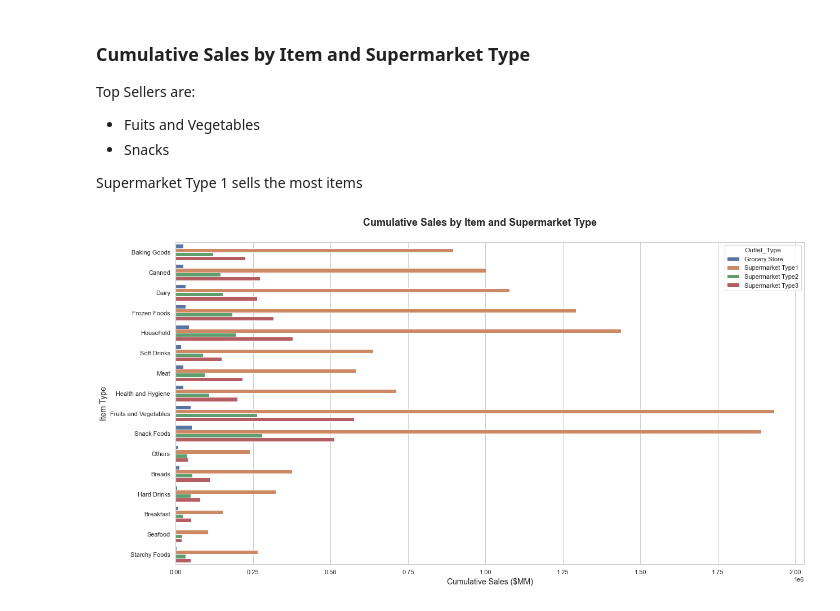
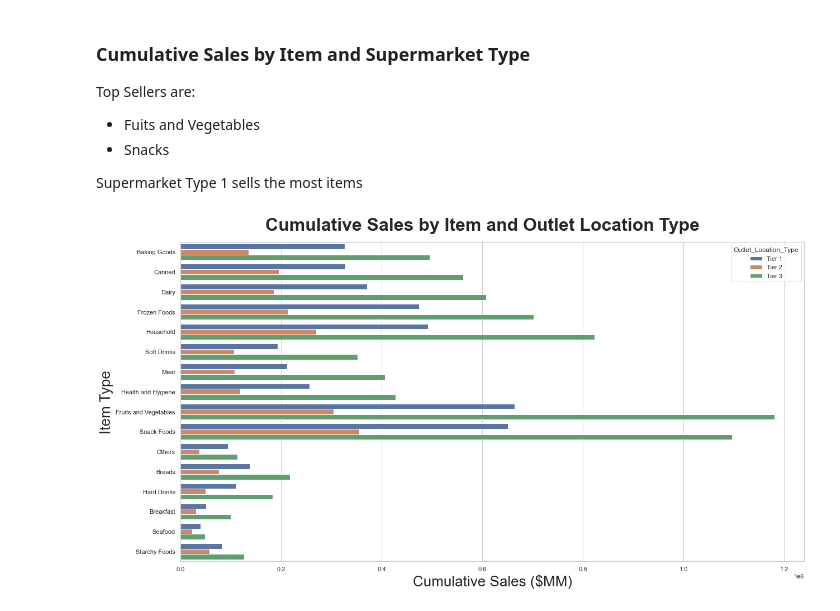
Before and after one commit to kennybcuz/food-sales-predictions-kb, a Jupyter notebook: project1-part3-data-viz.ipynb, the cells around one changed output. Cells and saved outputs as stored; diff of their text form; code cells hidden in the pictures.

```diff
--- a/project1-part3-data-viz.ipynb
+++ b/project1-part3-data-viz.ipynb
@@ -12,7 +12,7 @@ import matplotlib.pyplot as plt
 ### Import cleaned data
 # %%
 # load dataframe
-file = r"D:\CodingDojo\PandasForDataManipulation\food-sales-predictions-kb\sales_predictions_clean.csv"
+file = r"D:\CodingDojo\food-sales-predictions-kb\sales_predictions_clean.csv"
 
 df = pd.read_csv(file)
 # %%
@@ -175,37 +175,37 @@ Supermarket Type 1 sells the most items
 # %%
 # set the figure size
 sb.set(rc = {'figure.figsize': (20,10),
-            'axes.labelsize': 14})
+            'axes.labelsize': 26})
 
 # set plot style
 sb.set_style('whitegrid')
 
 #create fig, ax
 fig, ax = plt.subplots(1,1)
 
 
 
 # create bar plot
 sb.barplot(ax = ax,
-               y='Item_Type',
+           y='Item_Type',
            x='Item_Outlet_Sales',
-           hue='Outlet_Type',
+           hue='Outlet_Location_Type',
            estimator=sum,
            ci=None,
            data=df.sort_values(by=['Outlet_Location_Type','Outlet_Type']));
 
 # set figure title
-fig.suptitle('Cumulative Sales by Item and Supermarket Type',
-              fontsize= 18,
+fig.suptitle('Cumulative Sales by Item and Outlet Location Type',
+              fontsize= 32,
               fontweight= 'bold')
 
 # adjust overlap between axes titles and figure titles
 fig.subplots_adjust(top= 0.92)
 
 # set axis labels for axes
 ax.set(xlabel='Cumulative Sales ($MM)', ylabel='Item Type')
 
 # show plot
 plt.show()
 # %% [output]
-[figure, old version]
+[figure, new version]
```
Also changed, not shown: parts of 8 cells of this notebook, 6 other files.
